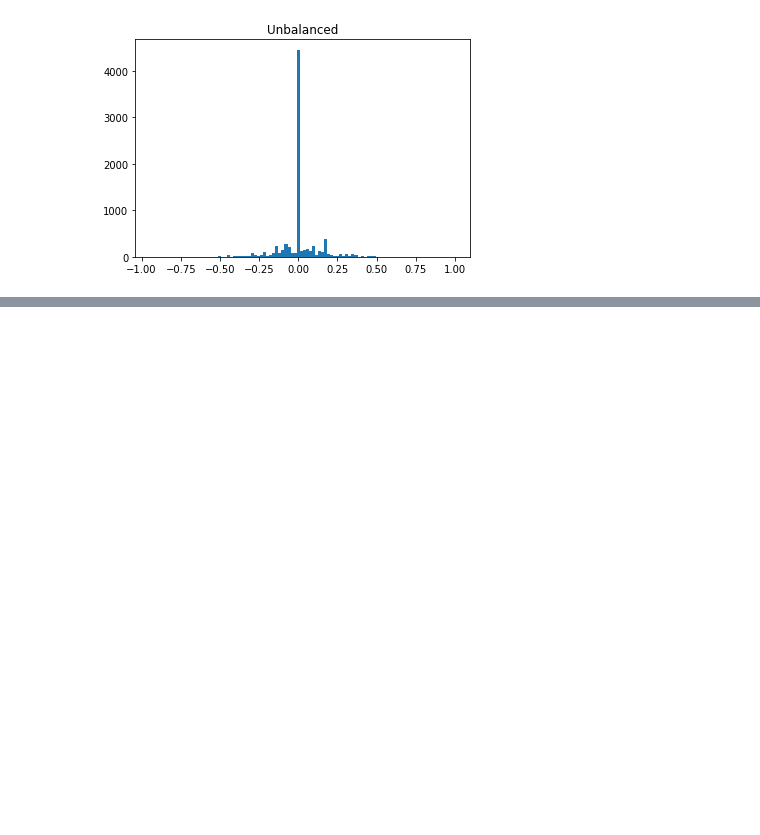
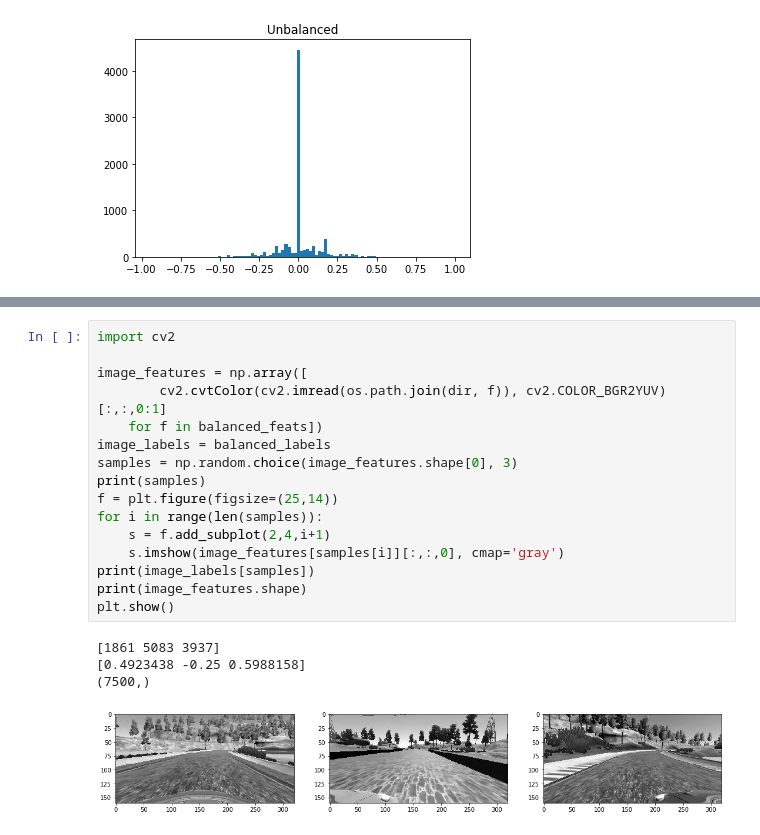
Before and after one commit to subhash/CarND-Behavioral-Cloning, a Jupyter notebook: Trial.ipynb, the cells around one changed output, grey strips where cells are left out. Drawn from its saved outputs; the diff is of its cells as text; blank space fills up the shorter version.

```diff
--- a/Trial.ipynb
+++ b/Trial.ipynb
@@ -58 +72,22 @@ plt.show()
+# %%
+import cv2
+
+image_features = np.array([
+        cv2.cvtColor(cv2.imread(os.path.join(dir, f)), cv2.COLOR_BGR2YUV)[:,:,0:1]
+    for f in balanced_feats])
+image_labels = balanced_labels
+samples = np.random.choice(image_features.shape[0], 3)
+print(samples)
+f = plt.figure(figsize=(25,14))
+for i in range(len(samples)):
+    s = f.add_subplot(2,4,i+1)
+    s.imshow(image_features[samples[i]][:,:,0], cmap='gray')
+print(image_labels[samples])
+print(image_features.shape)
+plt.show()
+# %% [output]
+[1861 5083 3937]
+[0.4923438 -0.25 0.5988158]
+(7500,)
+[figure, added]
 # %%
```
Also changed, not shown: parts of 8 cells of this notebook.
